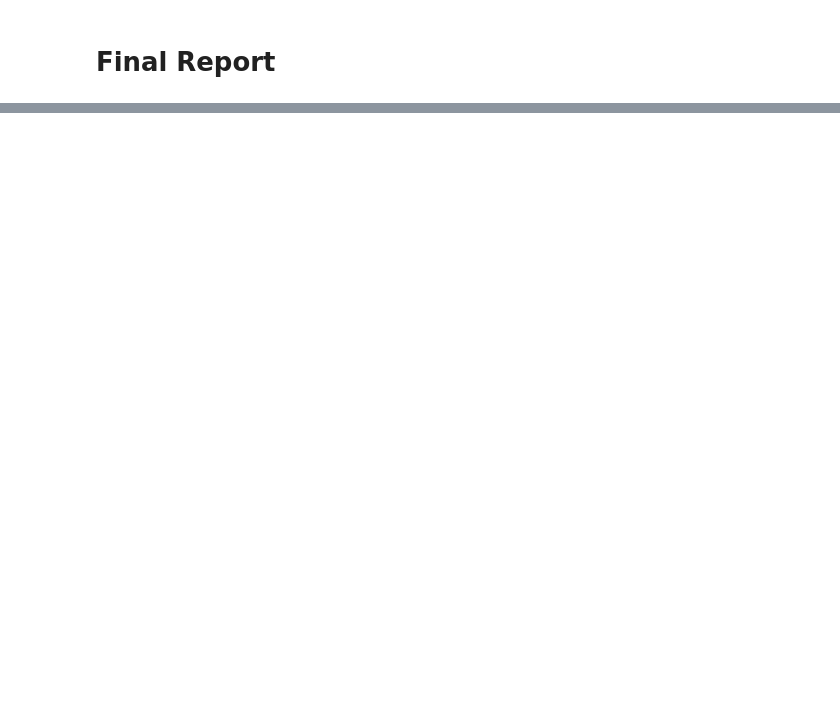
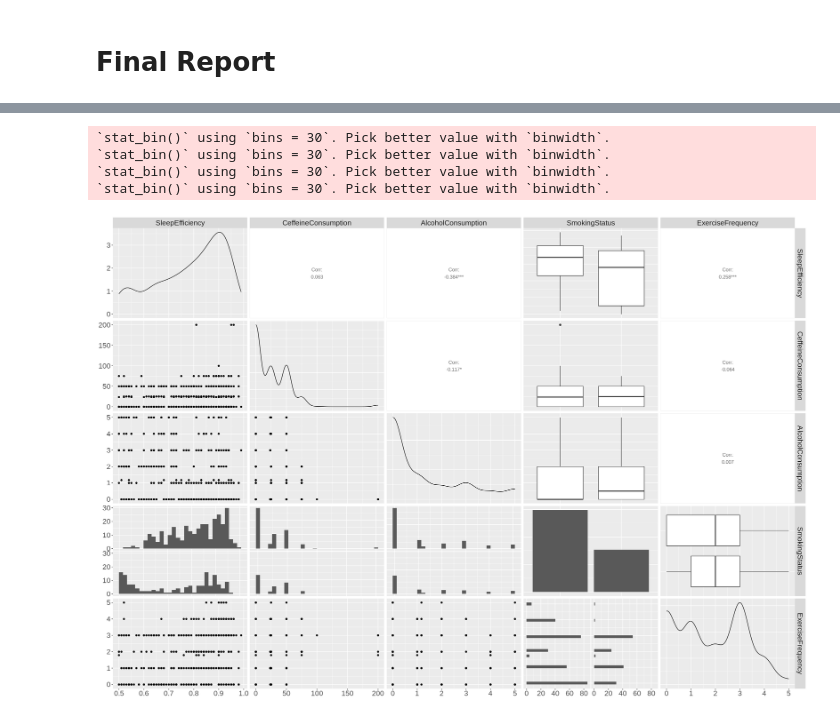
Before and after one commit to Wills-Hao/Sleep-Efficiency-Factors-R, a Jupyter notebook: Final Report.ipynb, the cells around one changed output, grey strips where cells are left out. Drawn from its saved outputs; the diff is of its cells as text; code cells hidden in the pictures; blank space fills up the shorter version.

```diff
--- a/Final Report.ipynb
+++ b/Final Report.ipynb
@@ -55,0 +86,17 @@ A data.frame: 6 × 5
+# %%
+options(repr.plot.width = 22, repr.plot.height = 15)
+
+pairs_plot <- clean_data %>%
+  ggpairs(progress = FALSE) +
+  theme(
+    text = element_text(size = 20),
+    plot.title = element_text(face = "bold"),
+    axis.title = element_text(face = "bold")
+  )
+pairs_plot
+# %% [output]
+`stat_bin()` using `bins = 30`. Pick better value with `binwidth`.
+`stat_bin()` using `bins = 30`. Pick better value with `binwidth`.
+`stat_bin()` using `bins = 30`. Pick better value with `binwidth`.
+`stat_bin()` using `bins = 30`. Pick better value with `binwidth`.
+[figure, added]
```
Also changed, not shown: parts of 16 cells of this notebook.
